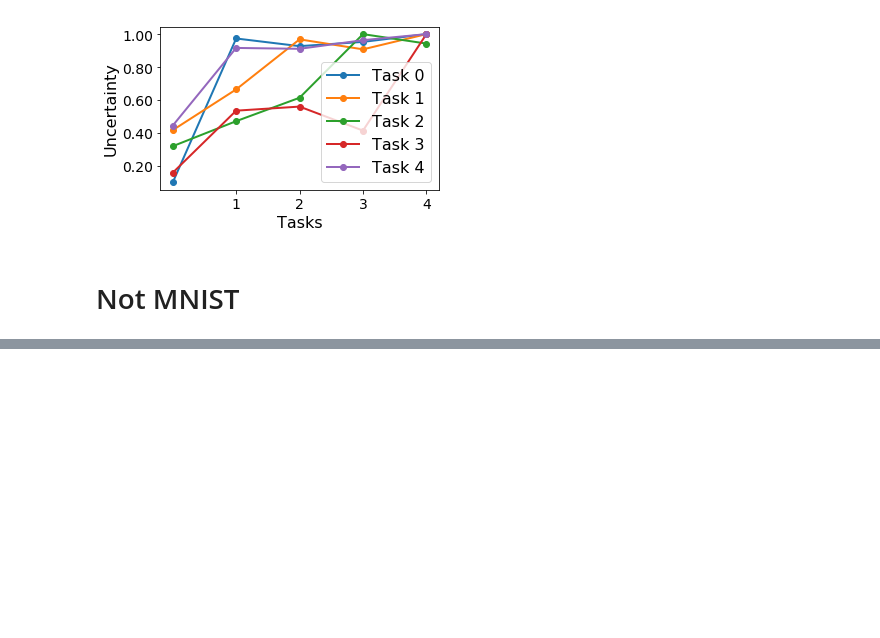
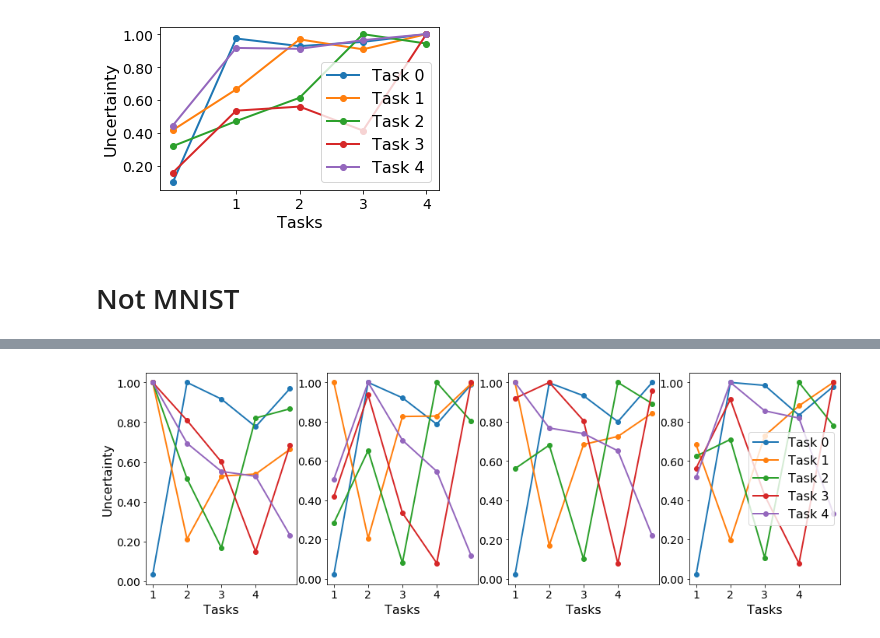
Before and after one commit to skezle/IBP_BNN, a Jupyter notebook: ddm/vcl_results_plot.ipynb, the cells around one changed output, grey strips where cells are left out. Drawn from its saved outputs; the diff is of its cells as text; code cells hidden in the pictures; blank space fills up the shorter version.

```diff
--- a/ddm/vcl_results_plot.ipynb
+++ b/ddm/vcl_results_plot.ipynb
@@ -1020,0 +1091,11 @@ fig.show()
+# %%
+from visualise import plot_uncertainties
+all_ibp_uncerts = d['uncerts_ibp'] # 5, 5, 5
+all_vcl_h5_uncerts = d['uncerts_vcl_h5']
+all_vcl_h10_uncerts = d['uncerts_vcl_h10']
+all_vcl_h50_uncerts = d['uncerts_vcl_h50']
+num_tasks=5
+tag='split_mnist_2layer'
+plot_uncertainties(num_tasks, all_ibp_uncerts, all_vcl_h5_uncerts, all_vcl_h10_uncerts, all_vcl_h50_uncerts, tag)
+# %% [output]
+[figure, added]
```
Also changed, not shown: parts of 16 cells of this notebook.
